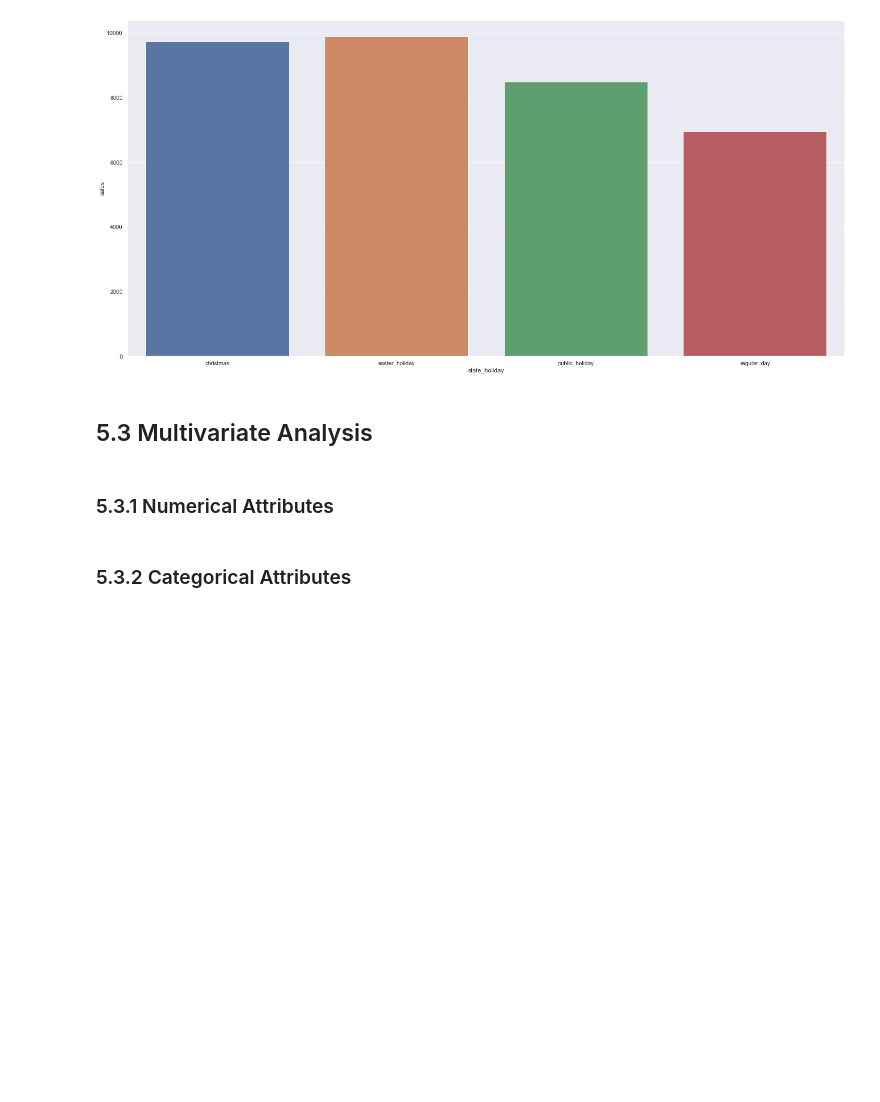
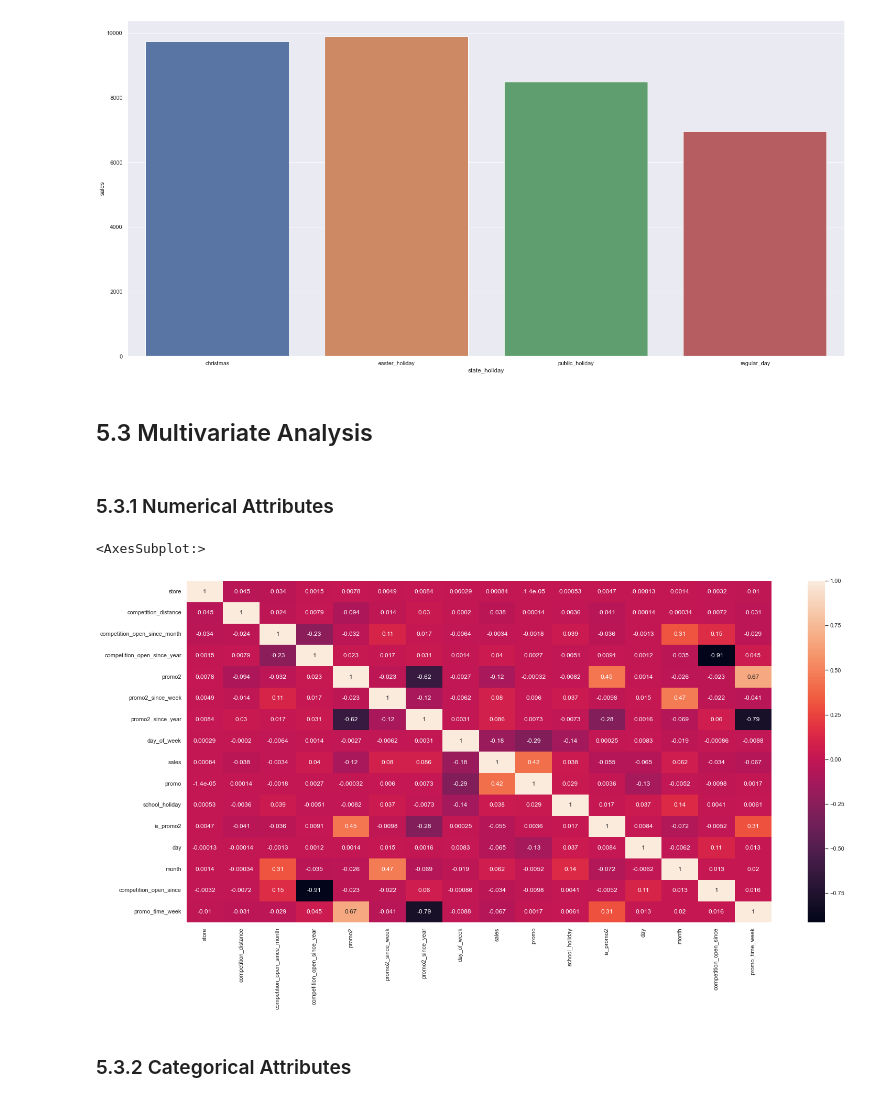
Before and after one commit to rafael-asousa/Sales-Prediction, a Jupyter notebook: notebook/Notebook-Sales-Prediction.ipynb, the cells around one changed output. Drawn from its saved outputs; the diff is of its cells as text; code cells hidden in the pictures; blank space fills up the shorter version.

```diff
--- a/notebook/Notebook-Sales-Prediction.ipynb
+++ b/notebook/Notebook-Sales-Prediction.ipynb
@@ -582,5 +598,12 @@ sns.barplot( x='state_holiday',y='sales',data=aux1)
 ## 5.3 Multivariate Analysis
 # %% [markdown]
 ### 5.3.1 Numerical Attributes
+# %%
+num_attributes = df5.select_dtypes(include=['float64', 'int64'])
+num_correlations = num_attributes.corr(method='spearman')
+sns.heatmap(num_correlations, annot=True)
+# %% [output]
+<AxesSubplot:>
+[figure, added]
 # %% [markdown]
 ### 5.3.2 Categorical Attributes
```
Also changed, not shown: parts of 6 cells of this notebook.
